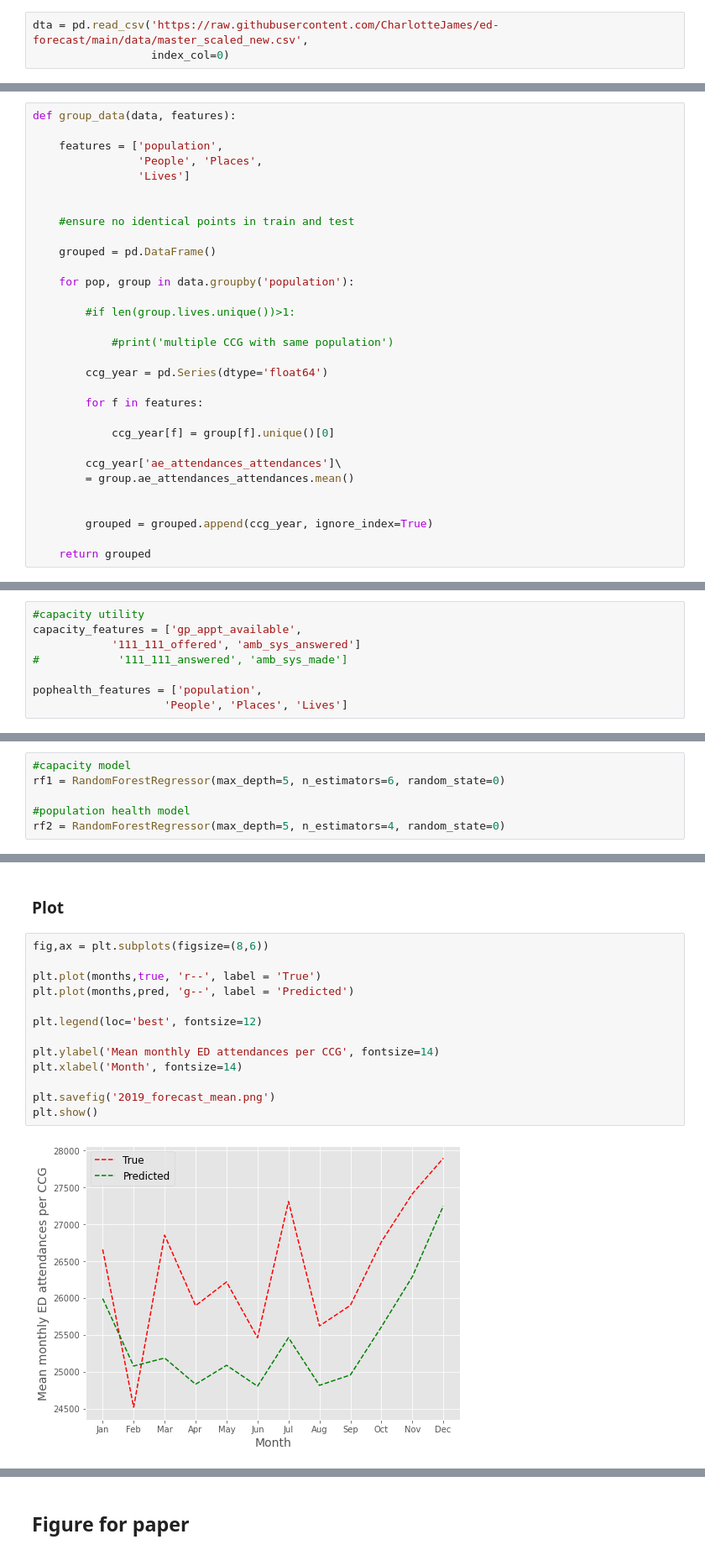
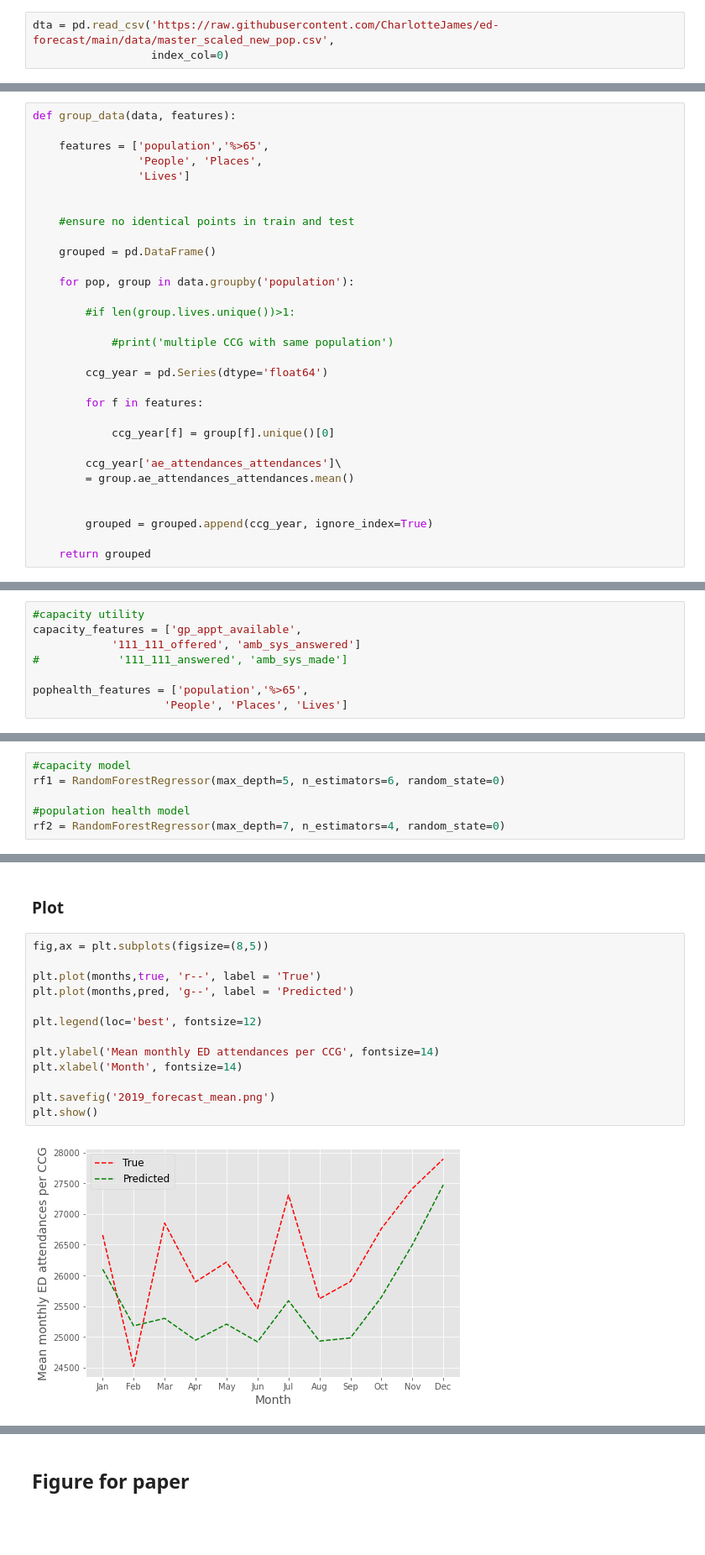
Before and after one commit to CharlotteJames/ed-forecast, a Jupyter notebook: pages/fit_predict_future.ipynb, the cells around one changed output, grey strips where cells are left out. Shown: that part at 84% size. Drawn from its saved outputs; the diff is of its cells as text; blank space fills up the shorter version.

```diff
--- a/pages/fit_predict_future.ipynb
+++ b/pages/fit_predict_future.ipynb
@@ -31,7 +31,7 @@ plt.style.use('ggplot')
 # %% [markdown]
 ## Import data
 # %%
-dta = pd.read_csv('https://raw.githubusercontent.com/CharlotteJames/ed-forecast/main/data/master_scaled_new.csv',
+dta = pd.read_csv('https://raw.githubusercontent.com/CharlotteJames/ed-forecast/main/data/master_scaled_new_pop.csv',
                   index_col=0)
 # %%
 dta.columns = ['_'.join([c.split('/')[0],c.split('/')[-1]])
@@ -54,7 +54,7 @@ dta.shape
 # %%
 def group_data(data, features):
 
-    features = ['population',
+    features = ['population','%>65',
                 'People', 'Places',
                 'Lives']
 
@@ -134,7 +134,7 @@ capacity_features = ['gp_appt_available',
             '111_111_offered', 'amb_sys_answered']
 #            '111_111_answered', 'amb_sys_made']
 
-pophealth_features = ['population',
+pophealth_features = ['population','%>65',
                     'People', 'Places', 'Lives']
 # %% [markdown]
 ## Split data
@@ -149,7 +149,7 @@ test = dta.loc[dta.year==2019]
 rf1 = RandomForestRegressor(max_depth=5, n_estimators=6, random_state=0)
 
 #population health model
-rf2 = RandomForestRegressor(max_depth=5, n_estimators=4, random_state=0)
+rf2 = RandomForestRegressor(max_depth=7, n_estimators=4, random_state=0)
 # %%
 m1_features = capacity_features
 m2_features = pophealth_features
@@ -226,17 +226,17 @@ mape(true, pred)
 # %% [markdown]
 ### Plot
 # %%
-fig,ax = plt.subplots(figsize=(8,6))
+fig,ax = plt.subplots(figsize=(8,5))
 
 plt.plot(months,true, 'r--', label = 'True')
 plt.plot(months,pred, 'g--', label = 'Predicted')
 
 plt.legend(loc='best', fontsize=12)
 
 plt.ylabel('Mean monthly ED attendances per CCG', fontsize=14)
 plt.xlabel('Month', fontsize=14)
 
 plt.savefig('2019_forecast_mean.png')
 plt.show()
 # %% [output]
-[figure, old version]
+[figure, new version]
```
Also changed, not shown: parts of 7 cells of this notebook, 1 other file.
